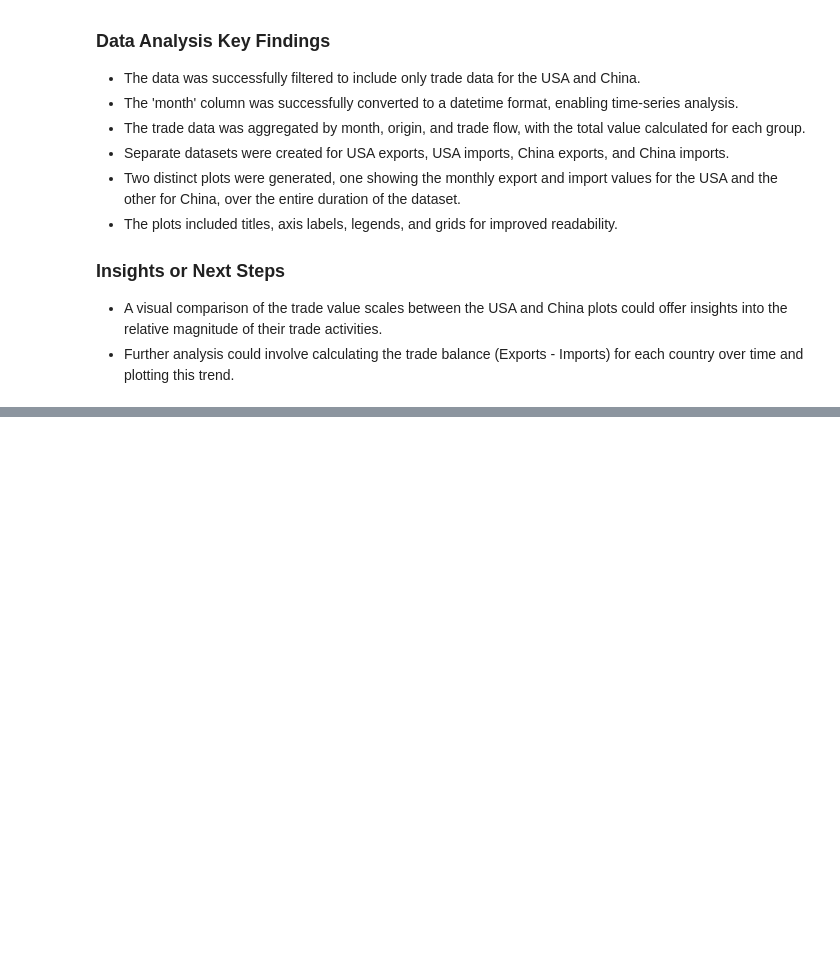
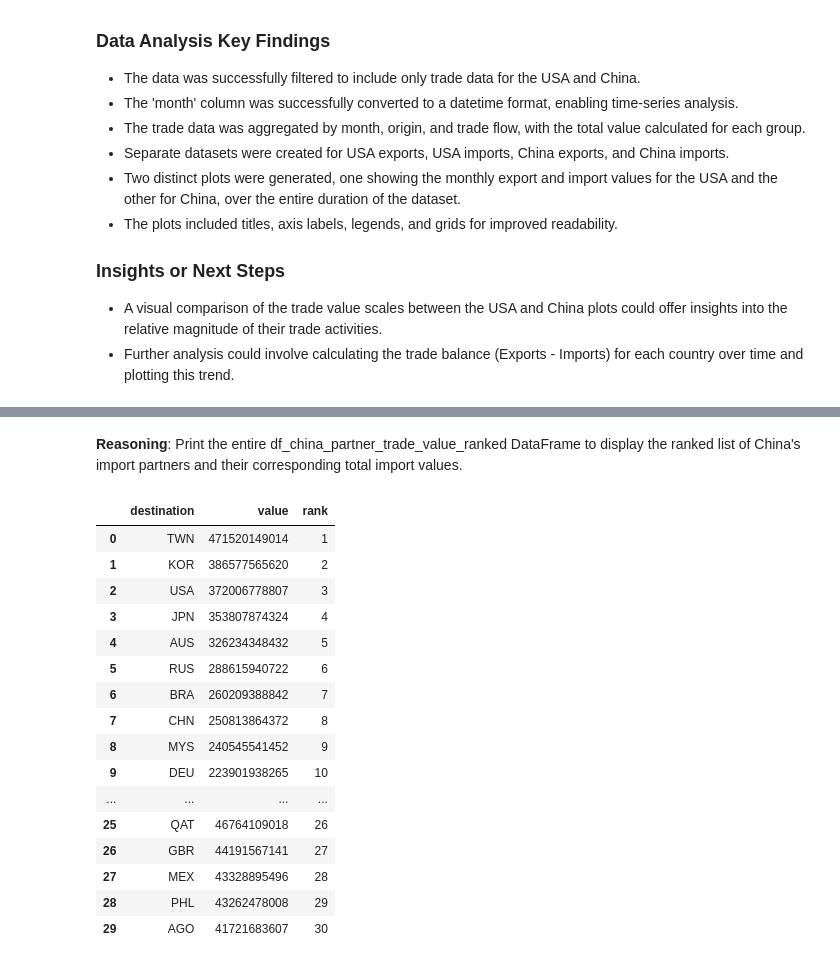
Before and after one commit to Tiru-Kaggundi/Tirumala_aiFORtrade, a Jupyter notebook: data_exploration.ipynb, the cells around one changed output, grey strips where cells are left out. Cells and saved outputs as stored; diff of their text form; code cells hidden in the pictures; blank space fills up the shorter version.

```diff
--- a/data_exploration.ipynb
+++ b/data_exploration.ipynb
@@ -173,0 +649,10 @@ Improve plot readability by adding titles, labels, and legends to the plots for
+# %%
+for month in df_top3_hs4['month'].unique():
+    print(f"Month: {month.strftime('%Y-%m-%d')}")
+    monthly_data = df_top3_hs4[df_top3_hs4['month'] == month]
+    for destination in monthly_data['destination'].unique():
+        print(f"  Country: {destination}")
+        country_data = monthly_data[monthly_data['destination'] == destination]
+        for index, row in country_data.iterrows():
+            print(f"    HS4: {row['hs4']}, Value: {row['value']}")
+    print("-" * 20)
@@ -173,0 +707,3 @@ Improve plot readability by adding titles, labels, and legends to the plots for
+# %%
+df_china_imports = df[(df['origin'] == 'CHN') & (df['trade_flow'] == 'Imports')]
+display(df_china_imports.head())
@@ -173,0 +725,3 @@ Improve plot readability by adding titles, labels, and legends to the plots for
+# %%
+df_china_partner_trade_value = df_china_imports.groupby('destination')['value'].sum().reset_index()
+display(df_china_partner_trade_value.head())
@@ -173,0 +743,4 @@ Improve plot readability by adding titles, labels, and legends to the plots for
+# %%
+df_china_partner_trade_value_ranked = df_china_partner_trade_value.sort_values(by='value', ascending=False).reset_index(drop=True)
+df_china_partner_trade_value_ranked['rank'] = df_china_partner_trade_value_ranked.index + 1
+display(df_china_partner_trade_value_ranked.head())
@@ -173,0 +759,28 @@ Improve plot readability by adding titles, labels, and legends to the plots for
+# %% [markdown]
+**Reasoning**:
+Print the entire df_china_partner_trade_value_ranked DataFrame to display the ranked list of China's import partners and their corresponding total import values.
+# %%
+def highlight_countries(row):
+    countries_less_than_200_set = set(chn_imports_less_than_200_hs4['destination'].unique())
+    color = 'red' if row['destination'] in countries_less_than_200_set else ''
+    return [f'color: {color}'] * len(row)
+
+display(df_china_partner_trade_value_ranked.style.apply(highlight_countries, axis=1))
+# %% [output]
+|  | destination | value | rank |
+| 0 | TWN | 471520149014 | 1 |
+| 1 | KOR | 386577565620 | 2 |
+| 2 | USA | 372006778807 | 3 |
+| 3 | JPN | 353807874324 | 4 |
+| 4 | AUS | 326234348432 | 5 |
+| 5 | RUS | 288615940722 | 6 |
+| 6 | BRA | 260209388842 | 7 |
+| 7 | CHN | 250813864372 | 8 |
+| 8 | MYS | 240545541452 | 9 |
+| 9 | DEU | 223901938265 | 10 |
+| ... | ... | ... | ... |
+| 25 | QAT | 46764109018 | 26 |
+| 26 | GBR | 44191567141 | 27 |
+| 27 | MEX | 43328895496 | 28 |
+| 28 | PHL | 43262478008 | 29 |
+| 29 | AGO | 41721683607 | 30 |
```
Also changed, not shown: parts of 76 cells of this notebook.
